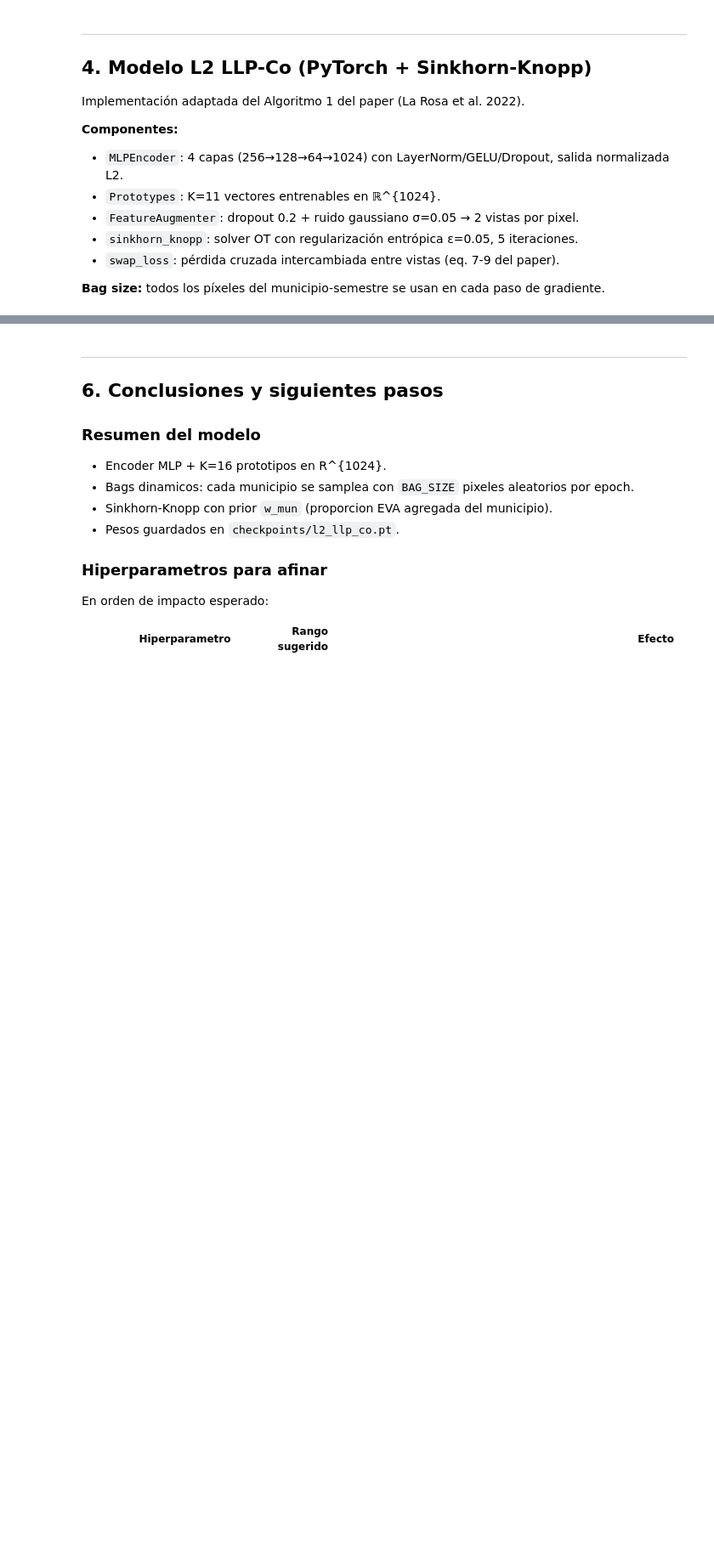
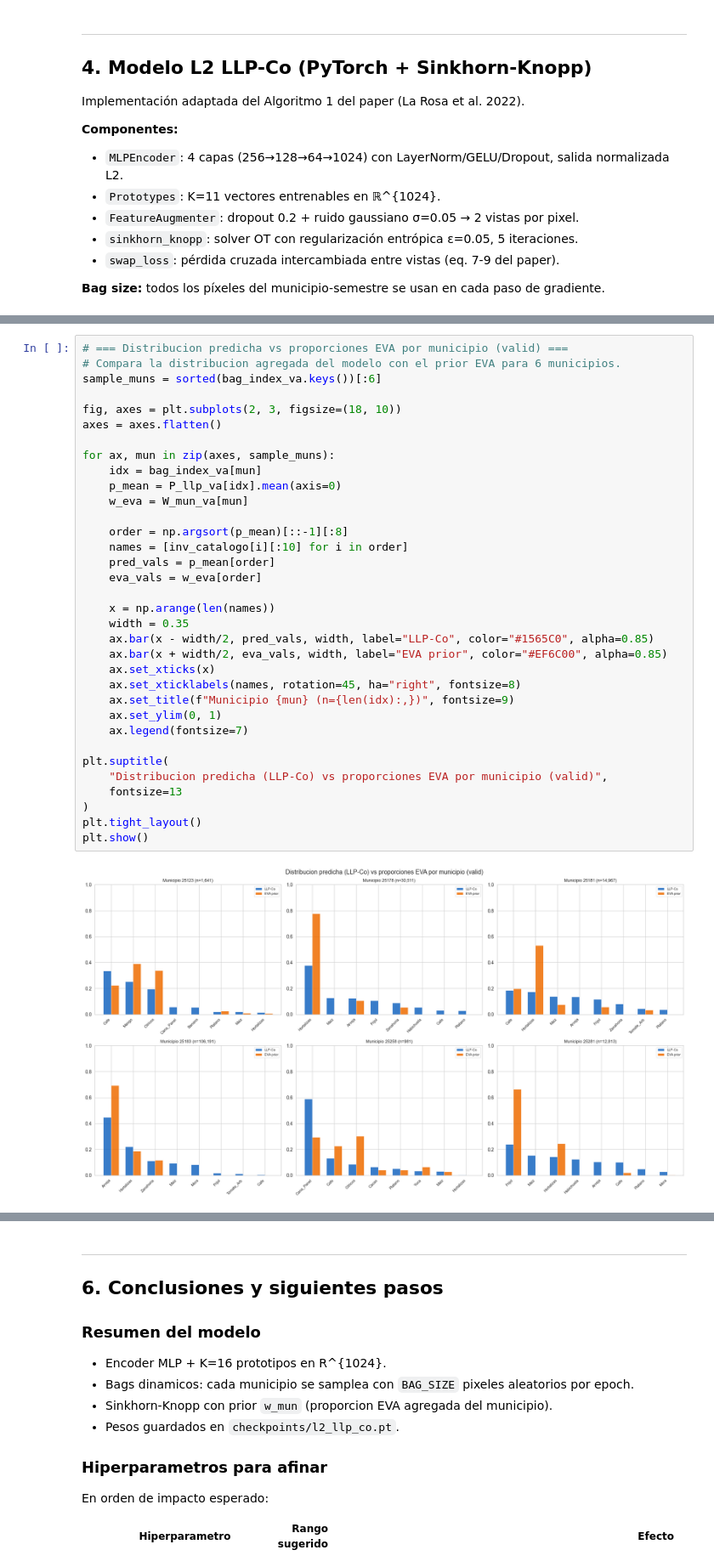
Before and after one commit to rquiroga83/agromodel, a Jupyter notebook: modelado/CRISP_DM_AgroPlus_LLP_Co.ipynb, the cells around one changed output, grey strips where cells are left out. Shown at 85% size. Drawn from its saved outputs; the diff is of its cells as text; blank space fills up the shorter version.

```diff
--- a/modelado/CRISP_DM_AgroPlus_LLP_Co.ipynb
+++ b/modelado/CRISP_DM_AgroPlus_LLP_Co.ipynb
@@ -1026,3 +2056,39 @@ plt.tight_layout()
+# %%
+# === Distribucion predicha vs proporciones EVA por municipio (valid) ===
+# Compara la distribucion agregada del modelo con el prior EVA para 6 municipios.
+sample_muns = sorted(bag_index_va.keys())[:6]
+
+fig, axes = plt.subplots(2, 3, figsize=(18, 10))
+axes = axes.flatten()
+
+for ax, mun in zip(axes, sample_muns):
+    idx = bag_index_va[mun]
+    p_mean = P_llp_va[idx].mean(axis=0)
+    w_eva = W_mun_va[mun]
+
+    order = np.argsort(p_mean)[::-1][:8]
+    names = [inv_catalogo[i][:10] for i in order]
+    pred_vals = p_mean[order]
+    eva_vals = w_eva[order]
+
+    x = np.arange(len(names))
+    width = 0.35
+    ax.bar(x - width/2, pred_vals, width, label="LLP-Co", color="#1565C0", alpha=0.85)
+    ax.bar(x + width/2, eva_vals, width, label="EVA prior", color="#EF6C00", alpha=0.85)
+    ax.set_xticks(x)
+    ax.set_xticklabels(names, rotation=45, ha="right", fontsize=8)
+    ax.set_title(f"Municipio {mun} (n={len(idx):,})", fontsize=9)
+    ax.set_ylim(0, 1)
+    ax.legend(fontsize=7)
+
+plt.suptitle(
+    "Distribucion predicha (LLP-Co) vs proporciones EVA por municipio (valid)",
+    fontsize=13
+)
+plt.tight_layout()
+plt.show()
+# %% [output]
+[figure, added]
 # %%
 # === Analisis de prototipos LLP-Co (similitud coseno entre prototipos) ===
 with torch.no_grad():
```
Also changed, not shown: parts of 37 cells of this notebook, 4 other files.
